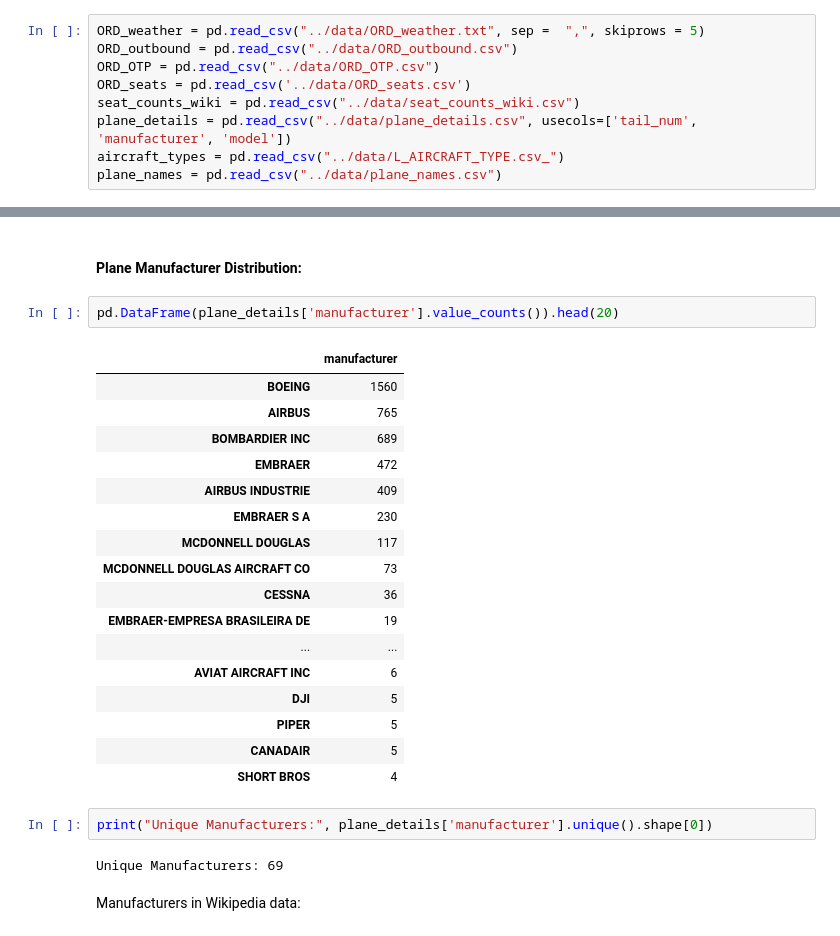
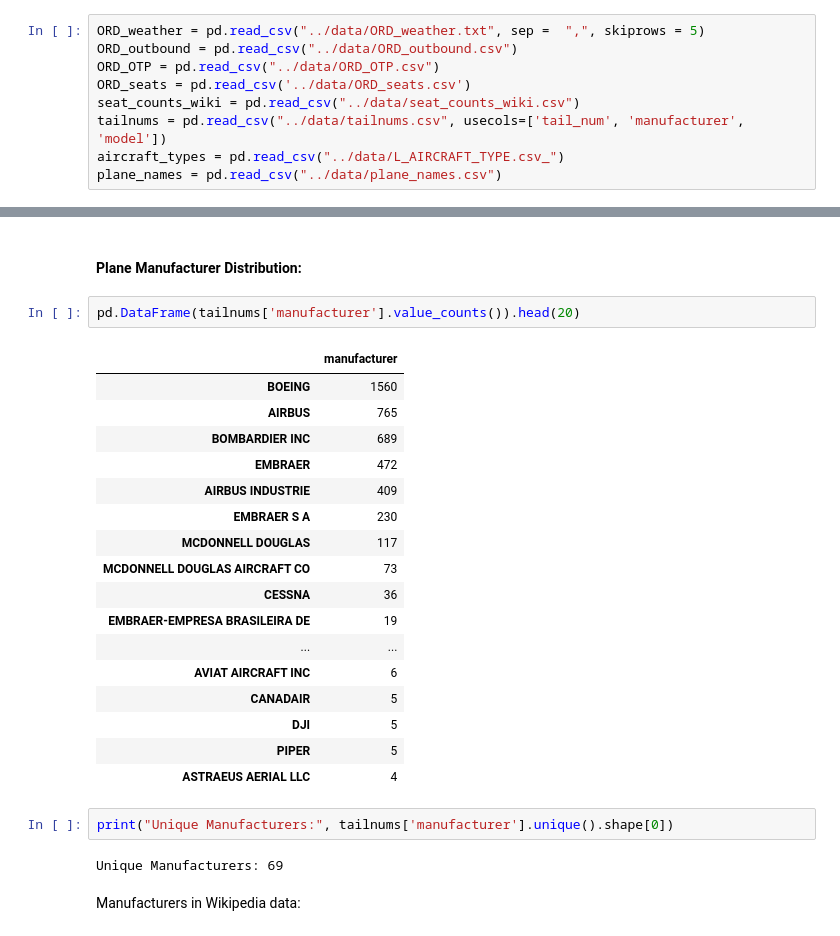
Before and after one commit to jsleslie/Ohare_taxi_demand, a Jupyter notebook: src/data_wrangling.ipynb, the cells around one changed output, grey strips where cells are left out. Saved outputs shown, nothing was run; the diff lists cells and outputs as text.

```diff
--- a/src/data_wrangling.ipynb
+++ b/src/data_wrangling.ipynb
@@ -32,7 +32,7 @@ ORD_outbound = pd.read_csv("../data/ORD_outbound.csv")
 ORD_OTP = pd.read_csv("../data/ORD_OTP.csv")
 ORD_seats = pd.read_csv('../data/ORD_seats.csv')
 seat_counts_wiki = pd.read_csv("../data/seat_counts_wiki.csv")
-plane_details = pd.read_csv("../data/plane_details.csv", usecols=['tail_num', 'manufacturer', 'model'])
+tailnums = pd.read_csv("../data/tailnums.csv", usecols=['tail_num', 'manufacturer', 'model'])
 aircraft_types = pd.read_csv("../data/L_AIRCRAFT_TYPE.csv_")
 plane_names = pd.read_csv("../data/plane_names.csv")
 # %% [markdown]
@@ -71,27 +71,27 @@ Unique Carriers: 16
 # %% [markdown]
 #### Plane Manufacturer Distribution:
 # %%
-pd.DataFrame(plane_details['manufacturer'].value_counts()).head(20)
+pd.DataFrame(tailnums['manufacturer'].value_counts()).head(20)
 # %% [output]
 |  | manufacturer |
 | BOEING | 1560 |
 | AIRBUS | 765 |
 | BOMBARDIER INC | 689 |
 | EMBRAER | 472 |
 | AIRBUS INDUSTRIE | 409 |
 | EMBRAER S A | 230 |
 | MCDONNELL DOUGLAS | 117 |
 | MCDONNELL DOUGLAS AIRCRAFT CO | 73 |
 | CESSNA | 36 |
 | EMBRAER-EMPRESA BRASILEIRA DE | 19 |
 | ... | ... |
 | AVIAT AIRCRAFT INC | 6 |
+| CANADAIR | 5 |
 | DJI | 5 |
 | PIPER | 5 |
-| CANADAIR | 5 |
-| SHORT BROS | 4 |
+| ASTRAEUS AERIAL LLC | 4 |
 # %%
-print("Unique Manufacturers:", plane_details['manufacturer'].unique().shape[0])
+print("Unique Manufacturers:", tailnums['manufacturer'].unique().shape[0])
 # %% [output]
 Unique Manufacturers: 69
 # %% [markdown]
```
Also changed, not shown: parts of 26 cells of this notebook, 2 other files.
